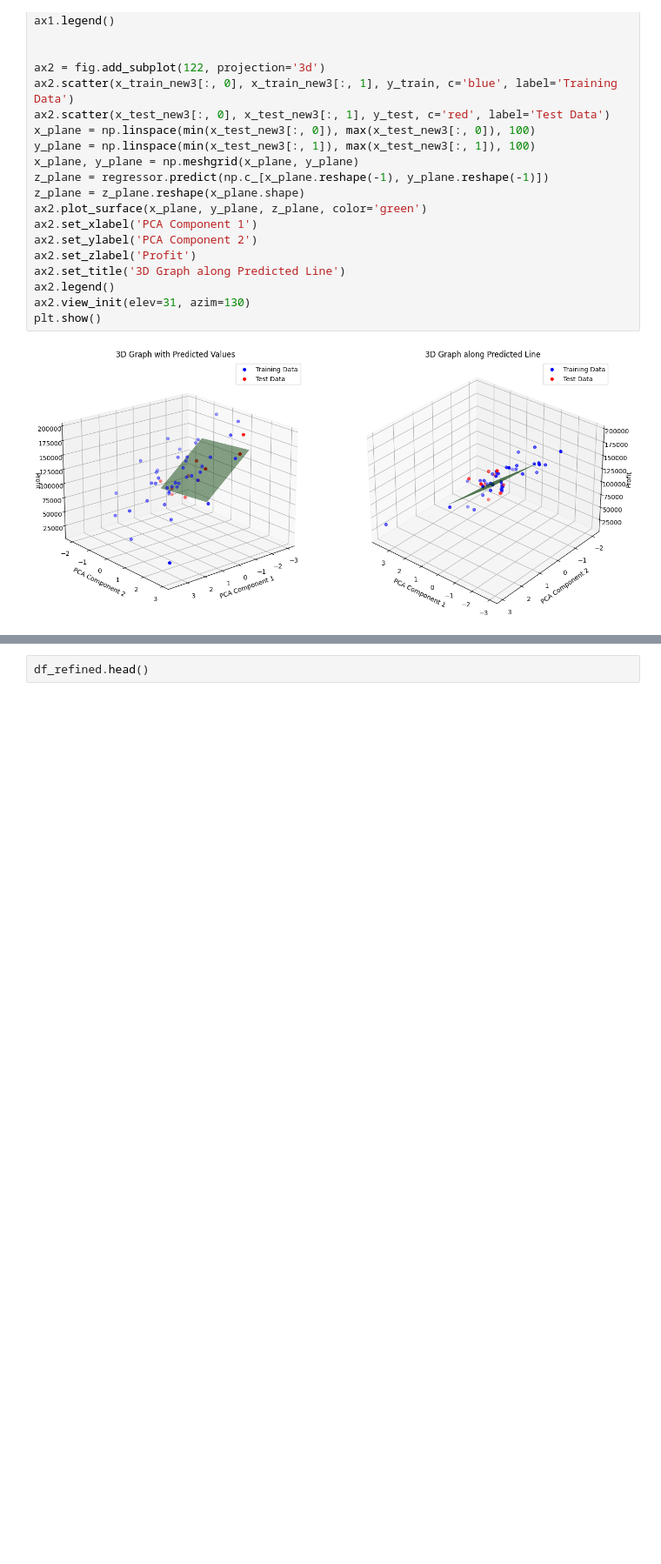
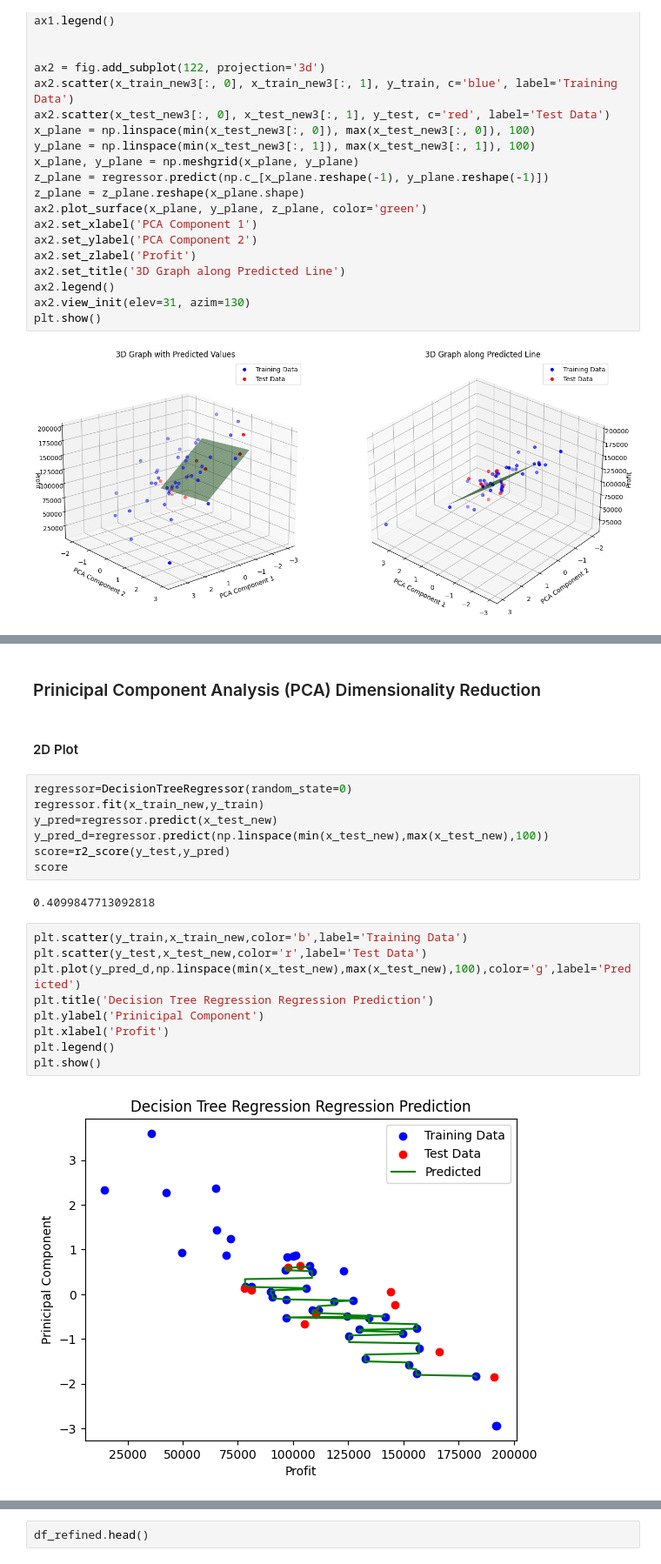
Before and after one commit to lakshya324/MLCOE-Task-2, a Jupyter notebook: task2_1_Regession.ipynb, the cells around one changed output, grey strips where cells are left out. Shown at 87% size. Drawn from its saved outputs; the diff is of its cells as text; blank space fills up the shorter version.

```diff
--- a/task2_1_Regession.ipynb
+++ b/task2_1_Regession.ipynb
@@ -726,0 +738,24 @@ plt.show()
+# %% [markdown]
+### Prinicipal Component Analysis (PCA) Dimensionality Reduction
+# %% [markdown]
+#### 2D Plot
+# %%
+regressor=DecisionTreeRegressor(random_state=0)
+regressor.fit(x_train_new,y_train)
+y_pred=regressor.predict(x_test_new)
+y_pred_d=regressor.predict(np.linspace(min(x_test_new),max(x_test_new),100))
+score=r2_score(y_test,y_pred)
+score
+# %% [output]
+0.4099847713092818
+# %%
+plt.scatter(y_train,x_train_new,color='b',label='Training Data')
+plt.scatter(y_test,x_test_new,color='r',label='Test Data')
+plt.plot(y_pred_d,np.linspace(min(x_test_new),max(x_test_new),100),color='g',label='Predicted')
+plt.title('Decision Tree Regression Regression Prediction')
+plt.ylabel('Prinicipal Component')
+plt.xlabel('Profit')
+plt.legend()
+plt.show()
+# %% [output]
+[figure, added]
```
Also changed, not shown: parts of 13 cells of this notebook.
